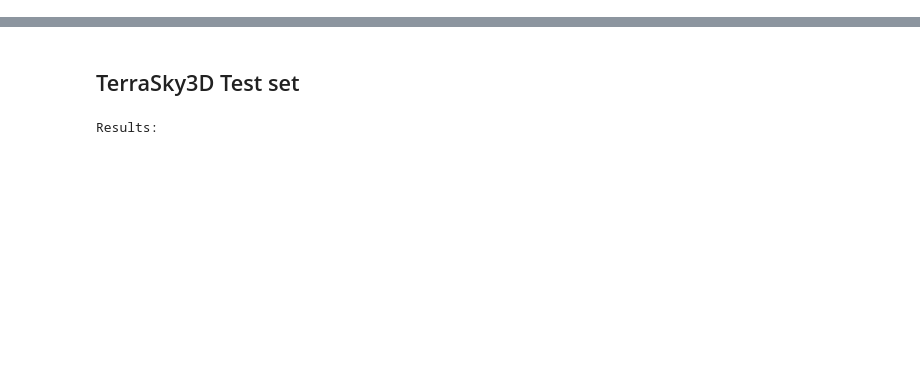
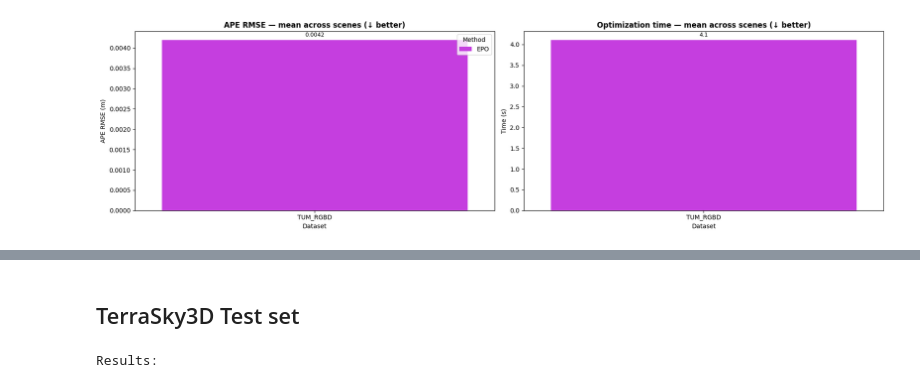
Before and after one commit to mattiadurso/EPO, a Jupyter notebook: benchmark.ipynb, the cells around one changed output, grey strips where cells are left out. Saved outputs shown, nothing was run; the diff lists cells and outputs as text; code cells hidden in the pictures; blank space fills up the shorter version.

```diff
--- a/benchmark.ipynb
+++ b/benchmark.ipynb
@@ -150,0 +150,83 @@ plt.show()
+# %%
+import matplotlib.pyplot as plt
+import pandas as pd
+import json
+
+with open("benchmark_results.json", "r") as f:
+    results = json.load(f)
+
+datasets = results["metadata"]["datasets"]
+
+# ── Per-dataset summary ──────────────────────────────────────────────────────
+ape_data  = {"Dataset": datasets}
+time_data = {"Dataset": datasets}
+custom_palette = {}
+method_order   = []
+
+for exp in results["experiments"]:
+    m = exp["method"]
+    ape_data[m]  = exp.get("ape_scores",  [None] * len(datasets))
+    time_data[m] = exp.get("time_scores", [None] * len(datasets))
+    custom_palette[m] = exp["color"]
+    method_order.append(m)
+
+df_ape  = pd.DataFrame(ape_data).melt(id_vars="Dataset", var_name="Method", value_name="APE RMSE (m)")
+df_time = pd.DataFrame(time_data).melt(id_vars="Dataset", var_name="Method", value_name="Time (s)")
+
+fig, (ax1, ax2) = plt.subplots(1, 2, figsize=(18, 5))
+
+import seaborn as sns
+
+sns.barplot(data=df_ape,  x="Dataset", y="APE RMSE (m)", hue="Method",
+            hue_order=method_order, palette=custom_palette,
+            width=0.85, saturation=1, edgecolor=None, linewidth=0, ax=ax1)
+ax1.set_title("APE RMSE — mean across scenes (↓ better)", fontsize=12, fontweight="bold")
+for p in ax1.patches:
+    h = p.get_height()
+    if h > 0:
+        ax1.annotate(f"{h:.4f}", (p.get_x() + p.get_width() / 2, h),
+                     ha="center", va="bottom", fontsize=9, xytext=(0, 3),
+                     textcoords="offset points")
+
+sns.barplot(data=df_time, x="Dataset", y="Time (s)", hue="Method",
+            hue_order=method_order, palette=custom_palette,
+            width=0.85, saturation=1, edgecolor=None, linewidth=0, ax=ax2)
+ax2.set_title("Optimization time — mean across scenes (↓ better)", fontsize=12, fontweight="bold")
+for p in ax2.patches:
+    h = p.get_height()
+    if h > 0:
+        ax2.annotate(f"{h:.1f}", (p.get_x() + p.get_width() / 2, h),
+                     ha="center", va="bottom", fontsize=9, xytext=(0, 3),
+                     textcoords="offset points")
+
+ax1.legend(title="Method", loc="upper right")
+ax2.get_legend().remove()
+plt.tight_layout()
+plt.show()
+
+# ── Per-scene detail ─────────────────────────────────────────────────────────
+for exp in results["experiments"]:
+    print(f"\n{'─'*60}")
+    print(f"  {exp['method']}")
+    print(f"{'─'*60}")
+    scenes = exp.get("scenes", {})
+    for dataset, scene_dict in scenes.items():
+        rows = []
+        for scene, s in scene_dict.items():
+            rows.append({
+                "scene":  scene,
+                "rmse":   s["rmse"],
+                "mean":   s["mean"],
+                "median": s["median"],
+                "min":    s["min"],
+                "max":    s["max"],
+                "time(s)": s["time"],
+            })
+        if not rows:
+            continue
+        df_scene = pd.DataFrame(rows).set_index("scene")
+        df_scene.loc["mean"] = df_scene.mean().round(4)
+        print(f"\n  [{dataset}]")
+        print(df_scene.to_string())
+# %% [output]
+[figure, added]
```
Also changed, not shown: parts of 3 cells of this notebook, 30 other files.
